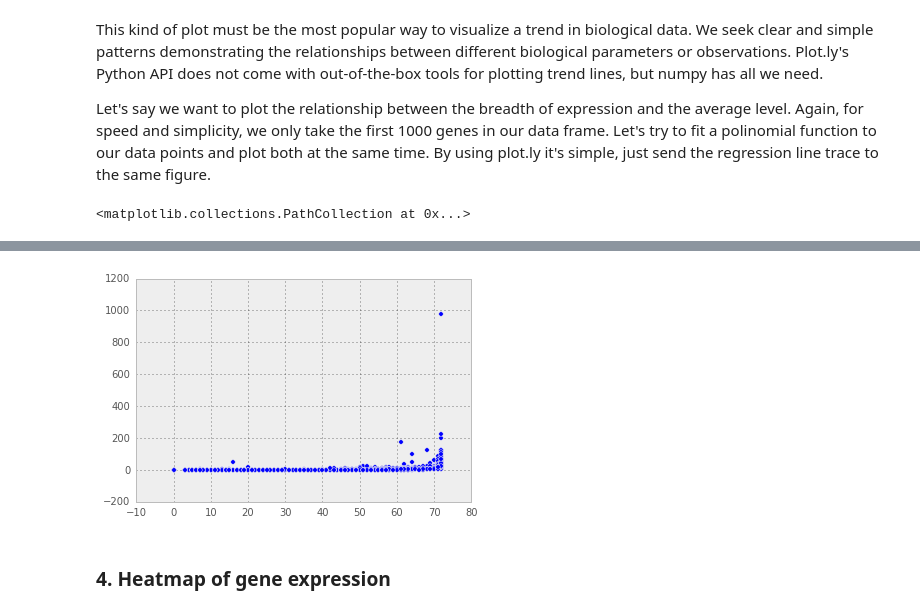
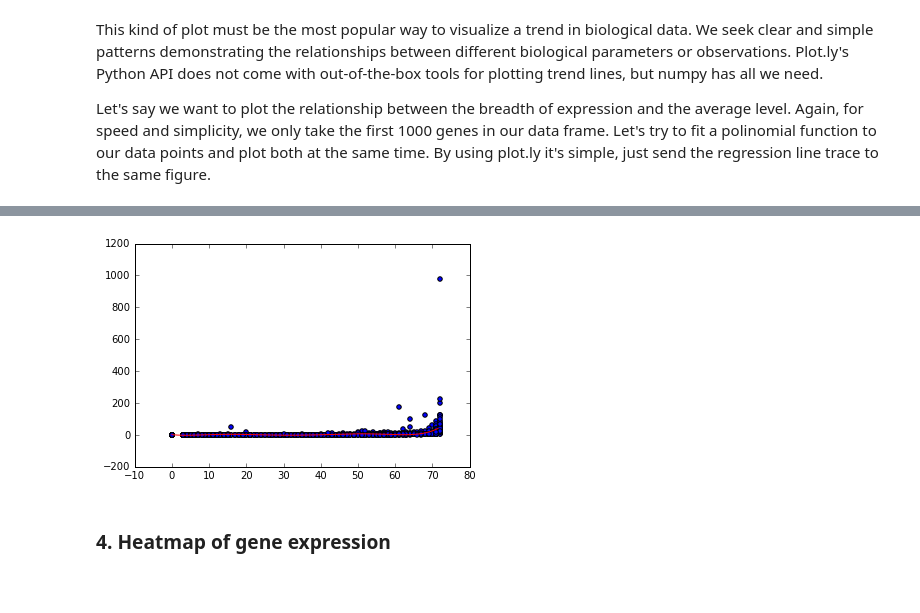
Before and after one commit to Gwennid/data_visualisation, a Jupyter notebook: bio-visualization-lab.ipynb, the cells around one changed output, grey strips where cells are left out. Cells and saved outputs as stored; diff of their text form; code cells hidden in the pictures; blank space fills up the shorter version.

Commit message:
Task3 (scatterplot + reg line); tested 2 methods; signed up plotly; log scale?

```diff
--- a/bio-visualization-lab.ipynb
+++ b/bio-visualization-lab.ipynb
@@ -143,13 +145,33 @@ Plot.ly's Python API does not come with out-of-the-box tools for plotting trend
 Let's say we want to plot the relationship between the breadth of expression and the average level. Again, for speed and simplicity, we only take the first 1000 genes in our data frame. Let's try to fit a polinomial function to our data points and plot both at the same time. By using plot.ly it's simple, just send the regression line trace to the same figure.
 # %%
 # Plot a scatter plot of the relationship betwen breadth of expression and avg with a trend line
-df_1000 = df.iloc[0:1000]
 # Tips for trend line
 #coefficients = np.polyfit(x, y, 6)
 #polynomial = np.poly1d(coefficients)
 #r_x = np.arange(0, 72, 0.5) # returns evenly spaced values within a given interval.
 #r_y = polynomial(r_x)
+
+#create a DataFrame with the first 1000 genes
+df_1000 = df.iloc[0:1000]
+df_1000_avg_breadth = df_1000.loc[:,['avg','breadth']]
+
+#prepare the polynomial function ( f(r_x) = r_y )
+coefficients = np.polyfit(df_1000['breadth'],df_1000['avg'],deg=6) #deg = degree of the fitting polynomial
+polynomial = np.poly1d(coefficients)
+r_x = np.arange(0,72,0.5) # (0,72) is the range of values taken by breadth in this dataset
+r_y = polynomial(r_x)
+
+#plot
 import matplotlib.pyplot as plt
 plt.scatter(df_1000['breadth'],df_1000['avg'])
+plt.plot(r_x,r_y,color='red')
+
+#Try to plot using plotly
+import plotly.plotly as py
+py.sign_in('Gwennid', 'y6zkatf24q')
+import plotly.graph_objs as go
+trace1 = go.Scatter(x=df_1000['breadth'],y=df_1000['avg'],mode='markers')
+trace2 = go.Scatter(x=r_x,y=r_y,mode='line')
+data = [trace1,trace2]
+py.iplot(data,filename="scatterplot_withpolynomialreg")
 # %% [output]
-<matplotlib.collections.PathCollection at 0x...>
@@ -156,4 +179,4 @@ plt.scatter(df_1000['breadth'],df_1000['avg'])
-[figure, old version]
+[figure, new version]
 # %% [markdown]
 ### 4. Heatmap of gene expression
 # %% [markdown]
```
Also changed, not shown: parts of 2 cells of this notebook.
